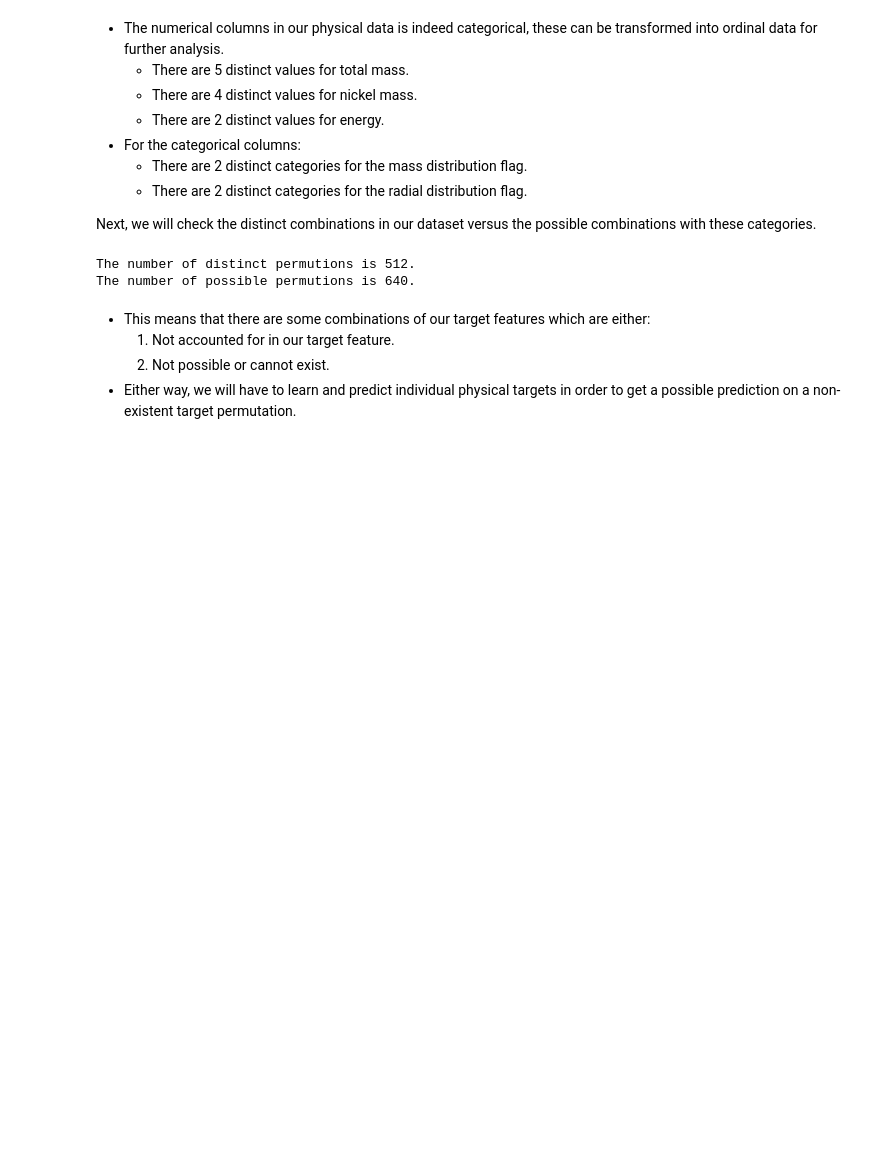
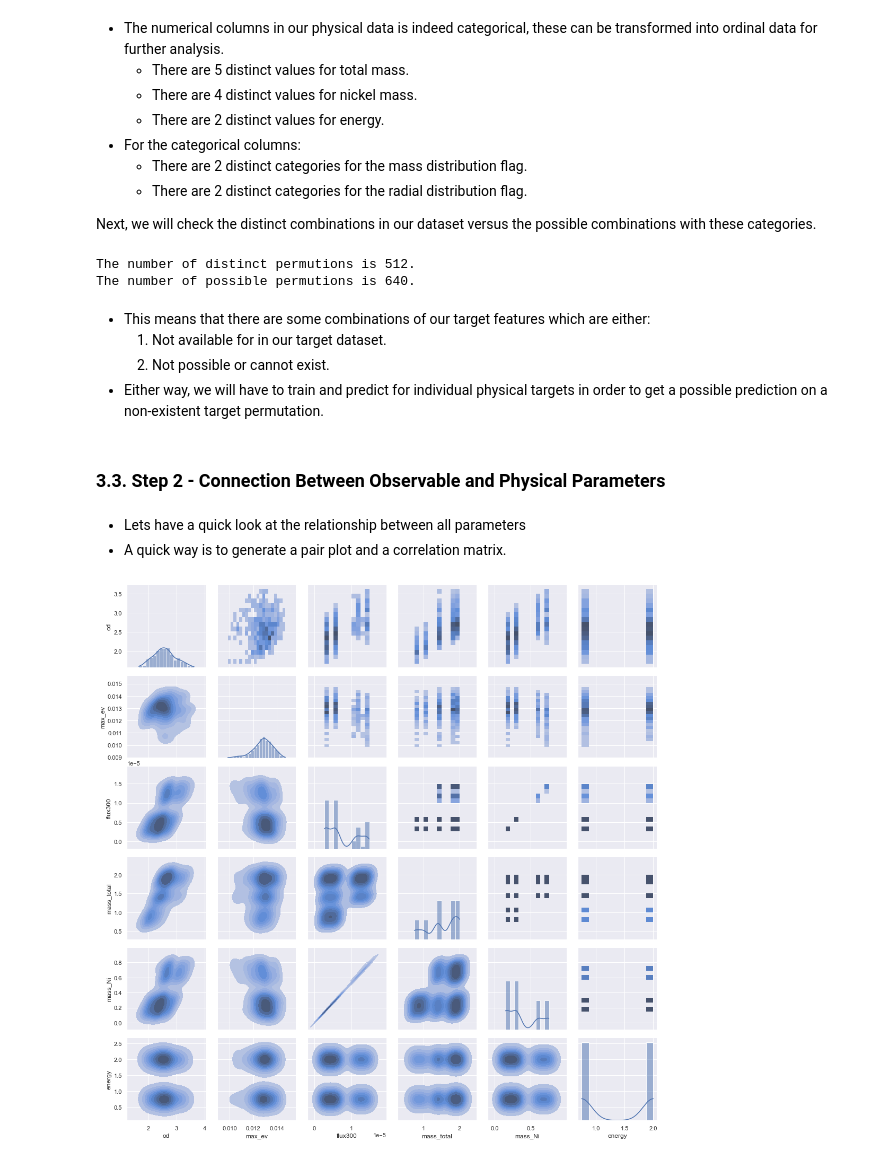
Before and after one commit to themattonthefloor/LOX, a Jupyter notebook: notebooks/student_evaluation.ipynb, the cells around one changed output. Cells and saved outputs as stored; diff of their text form; code cells hidden in the pictures; blank space fills up the shorter version.

```diff
--- a/notebooks/student_evaluation.ipynb
+++ b/notebooks/student_evaluation.ipynb
@@ -282,6 +294,20 @@ The number of distinct permutions is 512.
 The number of possible permutions is 640.
 # %% [markdown]
 - This means that there are some combinations of our target features which are either:
-    1. Not accounted for in our target feature.
+    1. Not available for in our target dataset.
     2. Not possible or cannot exist.
-- Either way, we will have to learn and predict individual physical targets in order to get a possible prediction on a non-existent target permutation.
+- Either way, we will have to train and predict for individual physical targets in order to get a possible prediction on a non-existent target permutation.
+# %% [markdown]
+### 3.3. Step 2 - Connection Between Observable and Physical Parameters
+# %% [markdown]
+- Lets have a quick look at the relationship between all parameters
+- A quick way is to generate a pair plot and a correlation matrix.
+# %%
+# Pair plot
+g = sns.PairGrid(df.iloc[:,[0,2,4,5,6,7]])
+g.map_upper(sns.histplot)
+g.map_lower(sns.kdeplot, fill=True)
+g.map_diag(sns.histplot, kde=True)
+plt.show()
+# %% [output]
+[figure, added]
```
Also changed, not shown: parts of 21 cells of this notebook.
